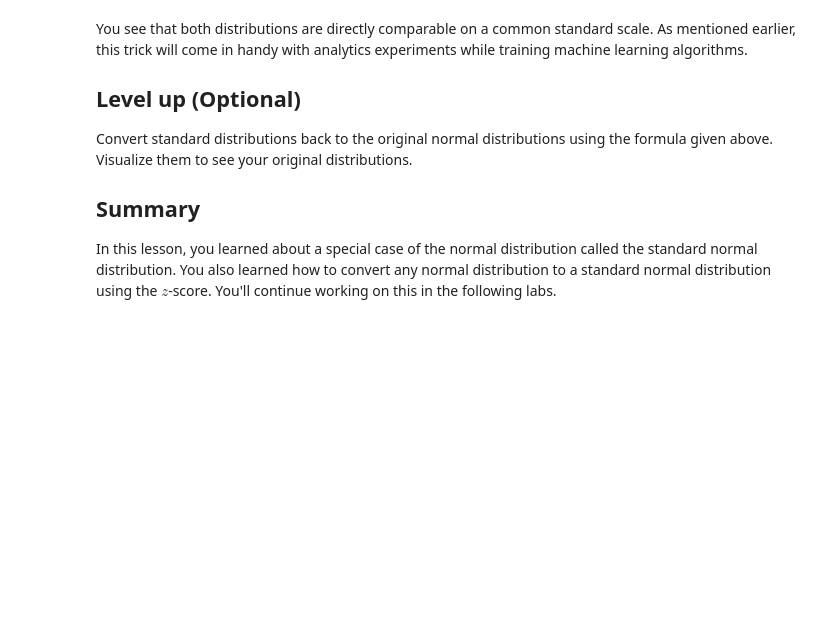
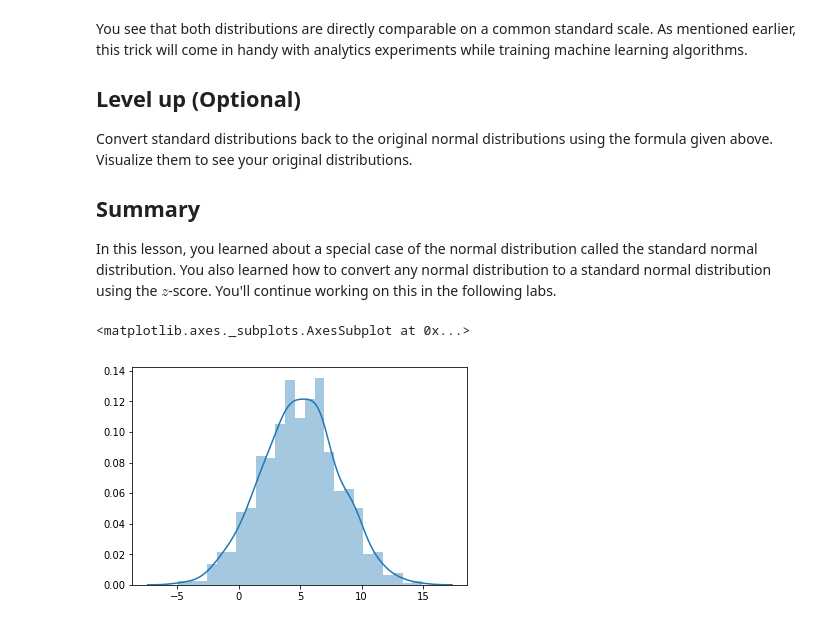
Before and after one commit to kathrinv/dsc-standard-normal-distribution-nyc-ds-082619, a Jupyter notebook: index.ipynb, the cells around one changed output. Drawn from its saved outputs; the diff is of its cells as text; code cells hidden in the pictures; blank space fills up the shorter version.

```diff
--- a/index.ipynb
+++ b/index.ipynb
@@ -130,4 +130,7 @@ You also learned how to convert any normal distribution to a standard normal dis
 # %%
 d1_original = [d1.mean() + x*d1.std() for x in normalized_d1]
 
-sns.distplot(d1_)
+sns.distplot(d1_original)
+# %% [output]
+<matplotlib.axes._subplots.AxesSubplot at 0x...>
+[figure, added]
```
